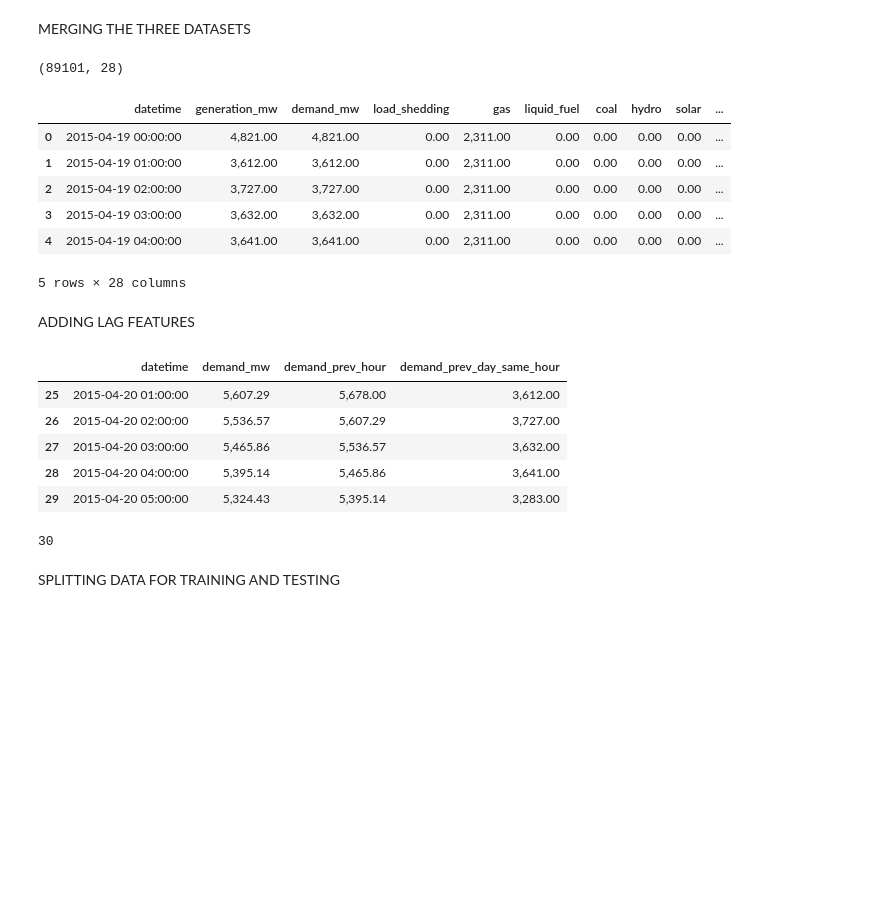
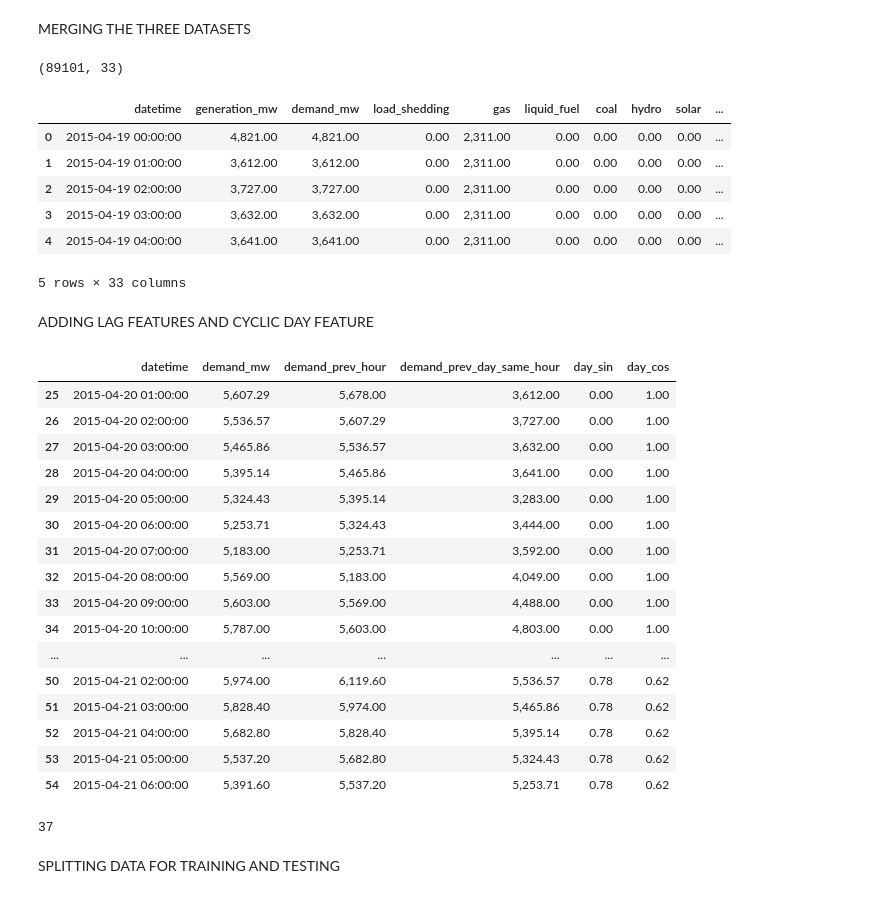
Before and after one commit to Amarjyoti-Chakravorty/PREDICTIVE-PARADOX, a Jupyter notebook: code.ipynb, the cells around one changed output. Cells and saved outputs as stored; diff of their text form; code cells hidden in the pictures; blank space fills up the shorter version.

```diff
--- a/code.ipynb
+++ b/code.ipynb
@@ -219,7 +219,7 @@ CLIPPING
 
 cols_to_clip = ['generation_mw', 'liquid_fuel', 'india_bheramara_hvdc',
                 'demand_mw', 'coal', 'gas',
-                'hydro', 'india_tripura']
+                'hydro', 'india_tripura','solar']
 
 for col in cols_to_clip:
     Q1 = df3[col].quantile(0.25)
@@ -314,7 +314,11 @@ indicators = [
     'Services, value added (% of GDP)',
     'Energy intensity level of primary energy (MJ/$2021 PPP GDP)',
     'Access to electricity (% of population)',
-    'Access to electricity, rural (% of rural population)'
+    'Access to electricity, rural (% of rural population)',
+    'Electricity production from renewable sources, excluding hydroelectric (kWh)',
+    'Access to electricity, urban (% of urban population)',
+    'Electric power consumption (kWh per capita)',,
+    'Electricity production from oil, gas and coal sources (% of total)',
 ]
 
 df1= df1[df1['Indicator Name'].isin(indicators)].copy()
@@ -433,44 +436,66 @@ fdf = pd.merge(mdf, df1, on='Year', how='left')
 print(fdf.shape)
 display(fdf.head())
 # %% [output]
-(89101, 28)
+(89101, 33)
 |  | datetime | generation_mw | demand_mw | load_shedding | gas | liquid_fuel | coal | hydro | solar | ... |
 | 0 | 2015-04-19 00:00:00 | 4,821.00 | 4,821.00 | 0.00 | 2,311.00 | 0.00 | 0.00 | 0.00 | 0.00 | ... |
 | 1 | 2015-04-19 01:00:00 | 3,612.00 | 3,612.00 | 0.00 | 2,311.00 | 0.00 | 0.00 | 0.00 | 0.00 | ... |
 | 2 | 2015-04-19 02:00:00 | 3,727.00 | 3,727.00 | 0.00 | 2,311.00 | 0.00 | 0.00 | 0.00 | 0.00 | ... |
 | 3 | 2015-04-19 03:00:00 | 3,632.00 | 3,632.00 | 0.00 | 2,311.00 | 0.00 | 0.00 | 0.00 | 0.00 | ... |
 | 4 | 2015-04-19 04:00:00 | 3,641.00 | 3,641.00 | 0.00 | 2,311.00 | 0.00 | 0.00 | 0.00 | 0.00 | ... |
-5 rows × 28 columns
+5 rows × 33 columns
-# %% [markdown]
-ADDING LAG FEATURES
+# %% [markdown]
+ADDING LAG FEATURES AND CYCLIC DAY FEATURE
 # %%
 
 fdf = fdf.sort_values(by='datetime')
 
 #LAST HOUR DEMAND COLUMN
 fdf['demand_prev_hour'] = fdf['demand_mw'].shift(1)
 fdf = fdf.dropna(subset=['demand_prev_hour'])
 
 
 # DEMAND 24 HOURS AGO, THAT IS YESTERDAY AT THIS TIME, WHAT WAS THE DEMAND
 fdf['demand_prev_day_same_hour'] = fdf['demand_mw'].shift(24)
 fdf = fdf.sort_values(by='datetime')
 fdf['demand_prev_day_same_hour'] = fdf['demand_mw'].shift(24)
 fdf = fdf.dropna(subset=['demand_prev_day_same_hour'])
 
+#ADDING A CYCLIC DAY FEATURE BY FIRST EXTRACTING THE INTEGER DAY
+# ITS 0 FOR MONDAY, 1 FOR TUESDAY......6 FOR SUNDAY
 
-display(fdf[['datetime', 'demand_mw', 'demand_prev_hour', 'demand_prev_day_same_hour']].head(5))
+fdf['datetime'] = pd.to_datetime(fdf['datetime'])
+fdf['day_of_week'] = fdf['datetime'].dt.dayofweek
+
+fdf['day_sin'] = np.sin(2 * np.pi * fdf['day_of_week'] / 7.0)
+fdf['day_cos'] = np.cos(2 * np.pi * fdf['day_of_week'] / 7.0)
+fdf = fdf.drop(columns=['day_of_week'])
+
+
+
+display(fdf[['datetime', 'demand_mw', 'demand_prev_hour', 'demand_prev_day_same_hour','day_sin', 'day_cos']].head(30))
 # %% [output]
-|  | datetime | demand_mw | demand_prev_hour | demand_prev_day_same_hour |
-| 25 | 2015-04-20 01:00:00 | 5,607.29 | 5,678.00 | 3,612.00 |
-| 26 | 2015-04-20 02:00:00 | 5,536.57 | 5,607.29 | 3,727.00 |
-| 27 | 2015-04-20 03:00:00 | 5,465.86 | 5,536.57 | 3,632.00 |
-| 28 | 2015-04-20 04:00:00 | 5,395.14 | 5,465.86 | 3,641.00 |
-| 29 | 2015-04-20 05:00:00 | 5,324.43 | 5,395.14 | 3,283.00 |
+|  | datetime | demand_mw | demand_prev_hour | demand_prev_day_same_hour | day_sin | day_cos |
+| 25 | 2015-04-20 01:00:00 | 5,607.29 | 5,678.00 | 3,612.00 | 0.00 | 1.00 |
+| 26 | 2015-04-20 02:00:00 | 5,536.57 | 5,607.29 | 3,727.00 | 0.00 | 1.00 |
+| 27 | 2015-04-20 03:00:00 | 5,465.86 | 5,536.57 | 3,632.00 | 0.00 | 1.00 |
+| 28 | 2015-04-20 04:00:00 | 5,395.14 | 5,465.86 | 3,641.00 | 0.00 | 1.00 |
+| 29 | 2015-04-20 05:00:00 | 5,324.43 | 5,395.14 | 3,283.00 | 0.00 | 1.00 |
+| 30 | 2015-04-20 06:00:00 | 5,253.71 | 5,324.43 | 3,444.00 | 0.00 | 1.00 |
+| 31 | 2015-04-20 07:00:00 | 5,183.00 | 5,253.71 | 3,592.00 | 0.00 | 1.00 |
+| 32 | 2015-04-20 08:00:00 | 5,569.00 | 5,183.00 | 4,049.00 | 0.00 | 1.00 |
+| 33 | 2015-04-20 09:00:00 | 5,603.00 | 5,569.00 | 4,488.00 | 0.00 | 1.00 |
+| 34 | 2015-04-20 10:00:00 | 5,787.00 | 5,603.00 | 4,803.00 | 0.00 | 1.00 |
+| ... | ... | ... | ... | ... | ... | ... |
+| 50 | 2015-04-21 02:00:00 | 5,974.00 | 6,119.60 | 5,536.57 | 0.78 | 0.62 |
+| 51 | 2015-04-21 03:00:00 | 5,828.40 | 5,974.00 | 5,465.86 | 0.78 | 0.62 |
+| 52 | 2015-04-21 04:00:00 | 5,682.80 | 5,828.40 | 5,395.14 | 0.78 | 0.62 |
+| 53 | 2015-04-21 05:00:00 | 5,537.20 | 5,682.80 | 5,324.43 | 0.78 | 0.62 |
+| 54 | 2015-04-21 06:00:00 | 5,391.60 | 5,537.20 | 5,253.71 | 0.78 | 0.62 |
 # %%
 fdf.columns.size
 # %% [output]
-30
+37
 # %% [markdown]
 SPLITTING DATA FOR TRAINING AND TESTING
 # %%
```
Also changed, not shown: parts of 9 cells of this notebook.
